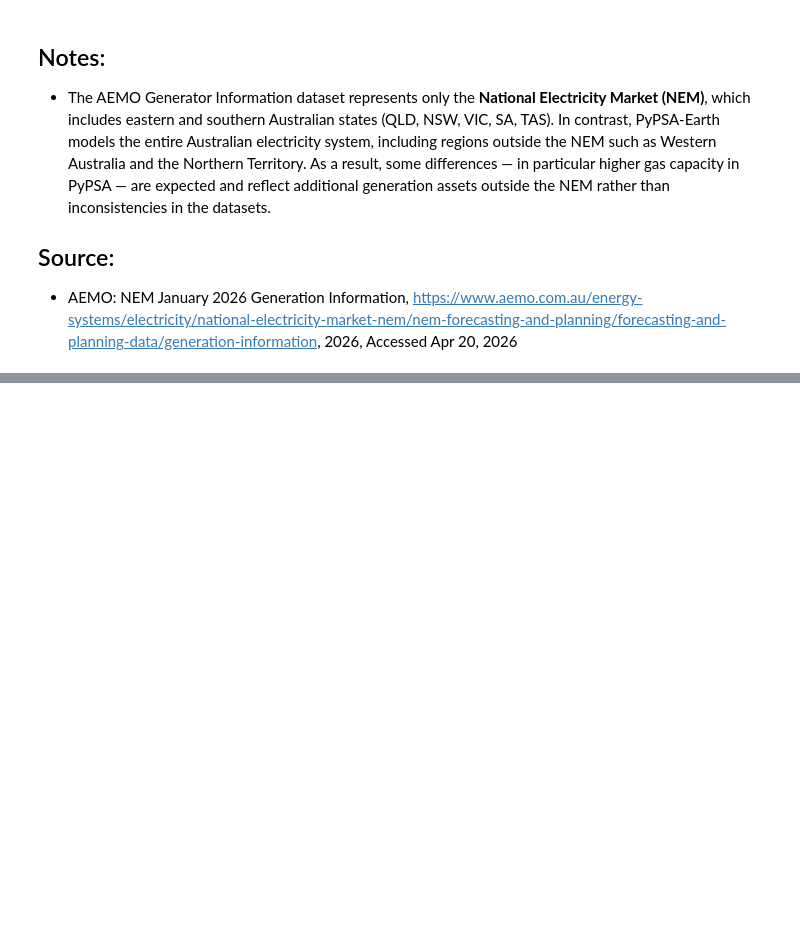
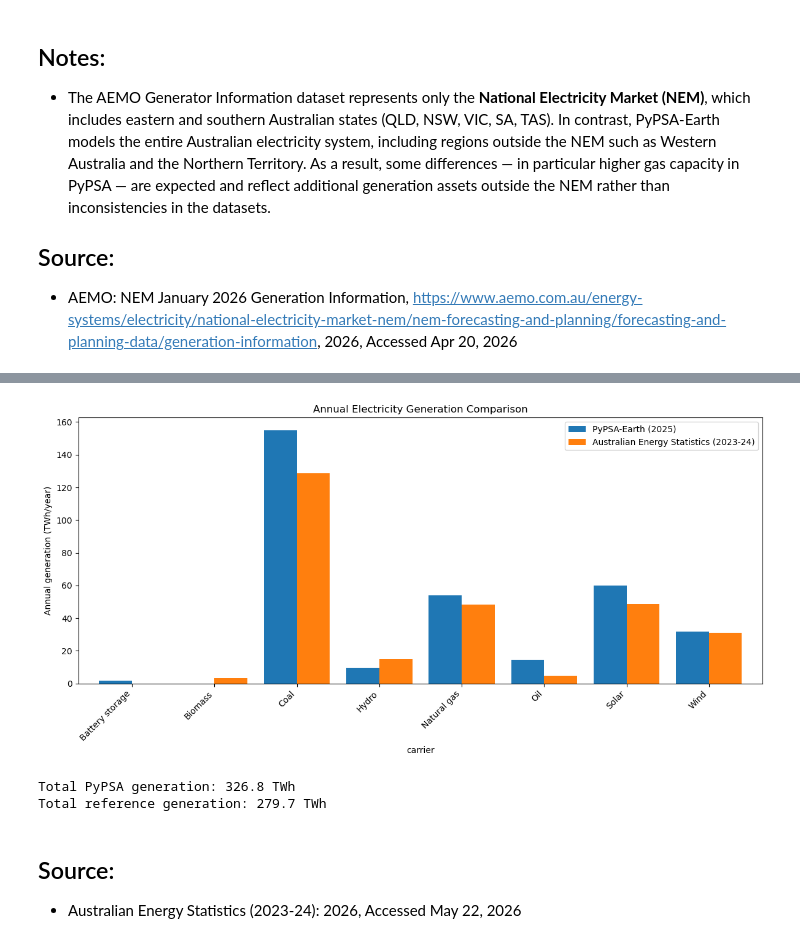
Before and after one commit to open-energy-transition/pypsa-aus-efuel, a Jupyter notebook: notebooks/base_year_calibration.ipynb, the cells around one changed output, grey strips where cells are left out. Drawn from its saved outputs; the diff is of its cells as text; code cells hidden in the pictures; blank space fills up the shorter version.

Commit message:
Add updated validation notebook with Annual electricity generation

```diff
--- a/notebooks/base_year_calibration.ipynb
+++ b/notebooks/base_year_calibration.ipynb
@@ -216,0 +209,16 @@ horizon = 2025
+# %%
+reference_file = Path(
+    "data/validation_data/Australian Energy Statistics 2025 Table O.xlsx"
+)
+
+if not reference_file.exists():
+    raise FileNotFoundError(f"""
+Australian Energy Statistics dataset not found.
+
+
+Please download:
+https://www.energy.gov.au/publications/australian-energy-statistics-table-o-electricity-generation-fuel-type-2023-24-and-2024#:~:text=Australian%20Energy%20Statistics%2C%20Table%20O%20Electricity%20generation%20by%20fuel%20type%202023%2D24%20and%202024%20(XLSX%2097.84%20KB)
+
+and place it here:
+{reference_file}
+""")
@@ -371,0 +645,33 @@ As a result, some differences — in particular higher gas capacity in PyPSA —
+# %%
+# Plot comparison
+ax = annual_generation_df.plot(
+    kind="bar",
+    figsize=(12, 6),
+    width=0.8,
+)
+
+ax.set_title("Annual Electricity Generation Comparison")
+ax.set_ylabel("Annual generation (TWh/year)")
+
+plt.xticks(rotation=45, ha="right")
+plt.tight_layout()
+plt.show()
+
+
+# Total generation sanity check
+print(
+    f"Total PyPSA generation: "
+    f"{annual_generation_df['PyPSA-Earth (2025)'].sum():.1f} TWh"
+)
+
+print(
+    "Total reference generation: "
+    f"{annual_generation_df['Australian Energy Statistics (2023-24)'].sum():.1f} TWh"
+)
+# %% [output]
+[figure, added]
+Total PyPSA generation: 326.8 TWh
+Total reference generation: 279.7 TWh
+# %% [markdown]
+## Source:
+- Australian Energy Statistics (2023-24): 2026, Accessed May 22, 2026
```
Also changed, not shown: parts of 8 cells of this notebook.
